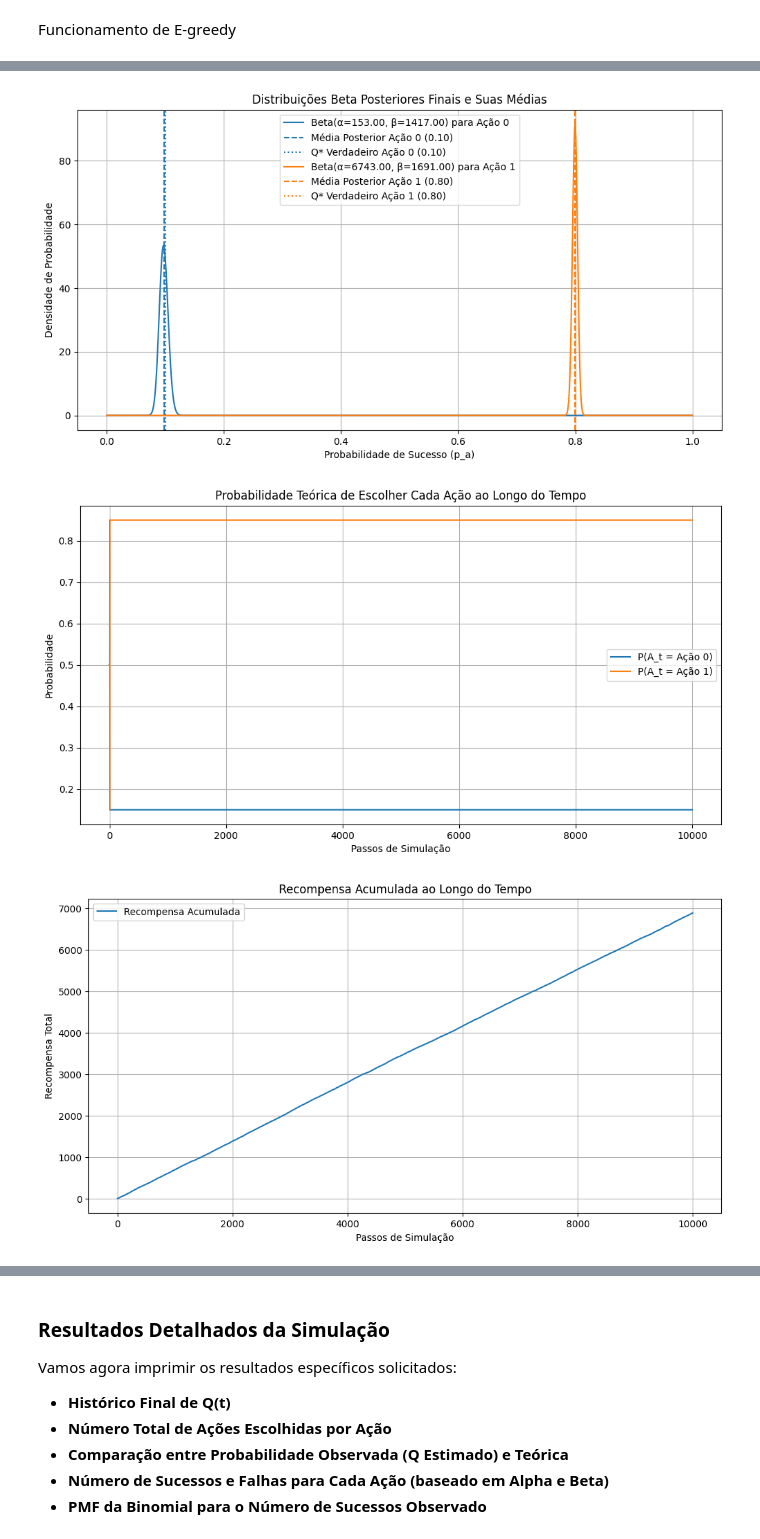
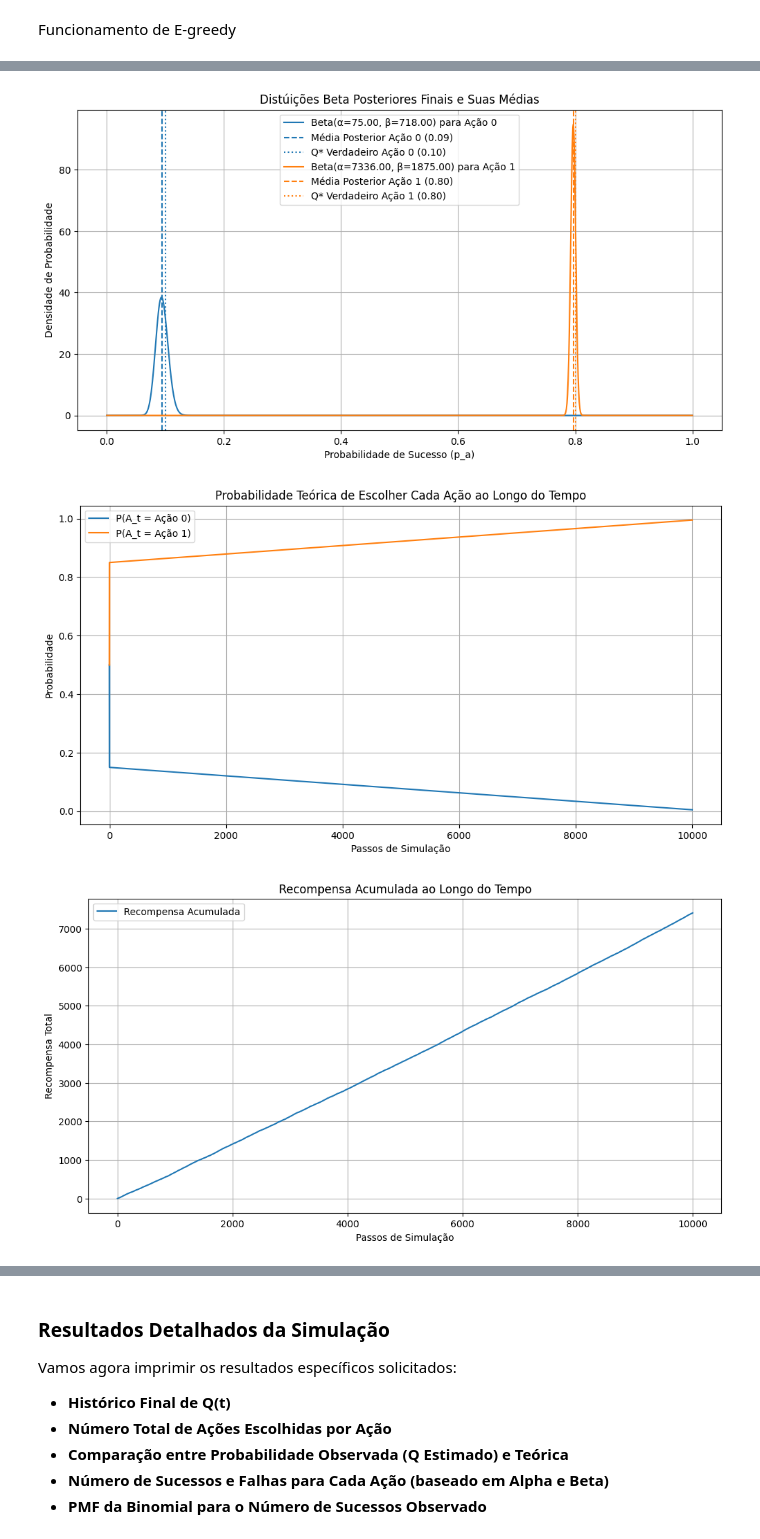
Before and after one commit to jeniferGoncalvesDaSilvaDev/Introdu-o-Aprendizagem-por-Refor-o, a Jupyter notebook: revisão_e_greedy.ipynb, the cells around one changed output, grey strips where cells are left out. Drawn from its saved outputs; the diff is of its cells as text; code cells hidden in the pictures.

```diff
--- a/revisão_e_greedy.ipynb
+++ b/revisão_e_greedy.ipynb
@@ -31,8 +29,11 @@ def select_action_epsilon_greedy(Q_values, epsilon, num_actions):
 
 num_actions = 2  # Número de ações/braços do bandit (k)
 true_probs = np.array([0.1, 0.8]) # Probabilidades verdadeiras de sucesso para cada ação
-epsilon_value = 0.3 # Probabilidade de exploração (epsilon)
-steps = 10000 # Número de passos da simulação
+
+# Parâmetros para Epsilon-Decay (implementação solicitada)
+epsilon_start = 0.3 # Epsilon inicial
+epsilon_min = 0.01  # Epsilon mínimo
+steps = 10000       # Número de passos da simulação
 
 # Q-values frequentistas
 Q = np.zeros(num_actions) # Estimativa de valor Q de cada ação
@@ -59,8 +60,11 @@ print("Iniciando simulação ε-greedy com estimativa Q e Beta-Binomial...\n")
 
 # --- Loop Principal da Simulação (ponto 14) ---
 for t in range(steps):
-    # PASSO 1: Selecionar ação usando ε-greedy
-    action = select_action_epsilon_greedy(Q, epsilon_value, num_actions)
+    # Calcular epsilon atual com decaimento linear
+    current_epsilon = max(epsilon_min, epsilon_start - (t / steps) * (epsilon_start - epsilon_min))
+
+    # PASSO 1: Selecionar ação usando ε-greedy com epsilon atual
+    action = select_action_epsilon_greedy(Q, current_epsilon, num_actions)
     chosen_actions_history[t] = action
 
     # PASSO 2: Gerar recompensa (R_t ~ Bernoulli(p_a)) (ponto 7)
@@ -91,11 +95,11 @@ for t in range(steps):
 
     for i in range(num_actions):
         if i in greedy_actions_current:
-            # P(A_t = a) = (1-ε)*(1/m) + ε/k (considerando empates, ponto 5)
-            prob_chosen_action_history[t, i] = (1 - epsilon_value) * (1 / m_tied_actions) + epsilon_value / num_actions
+            # P(A_t = a) = (1-ε_current)*(1/m) + ε_current/k (considerando empates, ponto 5)
+            prob_chosen_action_history[t, i] = (1 - current_epsilon) * (1 / m_tied_actions) + current_epsilon / num_actions
         else:
-            # P(A_t = a) = ε/k
-            prob_chosen_action_history[t, i] = epsilon_value / num_actions
+            # P(A_t = a) = ε_current/k
+            prob_chosen_action_history[t, i] = current_epsilon / num_actions
 
     # Calcular Regret para o GRÁFICO 6 (ponto 15)
     regret_per_step[t] = optimal_true_q - true_probs[action]
@@ -135,7 +139,7 @@ for i in range(num_actions):
     # Q* verdadeiro
     plt.axvline(x=true_probs[i], color=f'C{i}', linestyle=':', label=f'Q* Verdadeiro Ação {i} ({true_probs[i]:.2f})')
 
-plt.title('Distribuições Beta Posteriores Finais e Suas Médias')
+plt.title('Distúições Beta Posteriores Finais e Suas Médias')
 plt.xlabel('Probabilidade de Sucesso (p_a)')
 plt.ylabel('Densidade de Probabilidade')
 plt.legend()
@@ -208,3 +212,3 @@ Simulação concluída.
-[figure, old version]
+[figure, new version]
-[figure, old version]
+[figure, new version]
-[figure, old version]
+[figure, new version]
```
Also changed, not shown: parts of 5 cells of this notebook.
